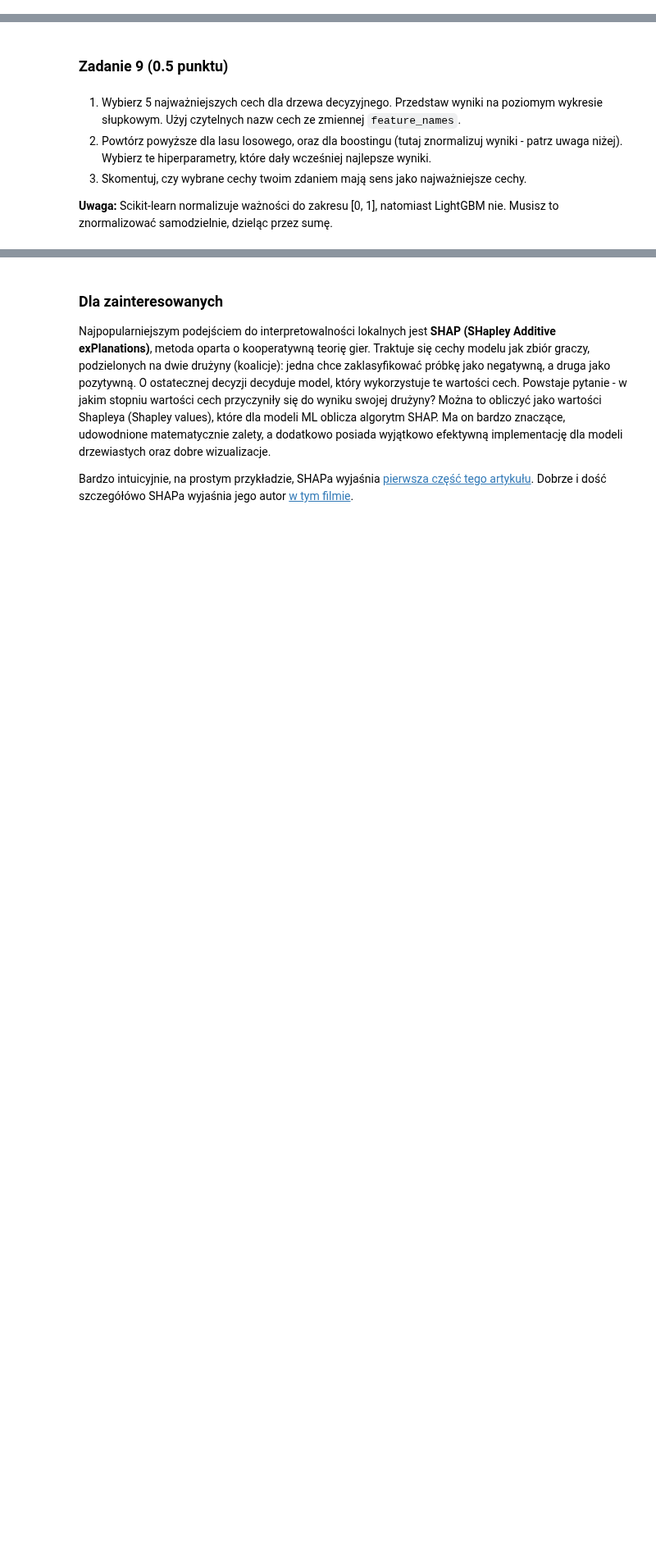
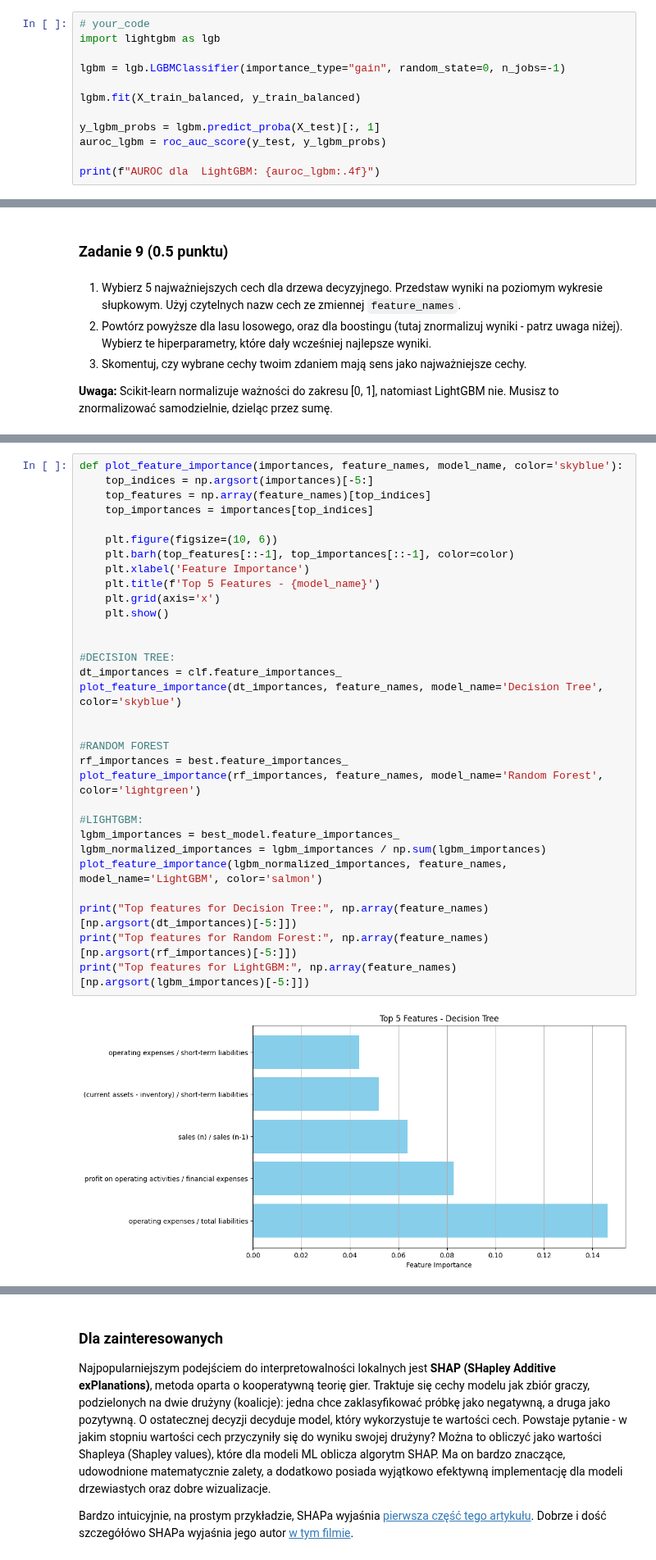
Before and after one commit to apohllo/sztuczna-inteligencja, a Jupyter notebook: lab2/lab_2.ipynb, the cells around one changed output, grey strips where cells are left out. Shown at 82% size. Saved outputs shown, nothing was run; the diff lists cells and outputs as text; blank space fills up the shorter version.

```diff
--- a/lab2/lab_2.ipynb
+++ b/lab2/lab_2.ipynb
@@ -282,0 +479,12 @@ Pamiętaj o `random_state`, `n_jobs` i prawdopodobieństwach dla AUROC.
+# %%
+# your_code
+import lightgbm as lgb
+
+lgbm = lgb.LGBMClassifier(importance_type="gain", random_state=0, n_jobs=-1)
+
+lgbm.fit(X_train_balanced, y_train_balanced)
+
+y_lgbm_probs = lgbm.predict_proba(X_test)[:, 1]
+auroc_lgbm = roc_auc_score(y_test, y_lgbm_probs)
+
+print(f"AUROC dla  LightGBM: {auroc_lgbm:.4f}")
@@ -372,0 +631,33 @@ Ze względu na powyższe, ważności cech normalizuje się często do zakresu [0
+# %%
+def plot_feature_importance(importances, feature_names, model_name, color='skyblue'):
+    top_indices = np.argsort(importances)[-5:]
+    top_features = np.array(feature_names)[top_indices]
+    top_importances = importances[top_indices]
+
+    plt.figure(figsize=(10, 6))
+    plt.barh(top_features[::-1], top_importances[::-1], color=color)
+    plt.xlabel('Feature Importance')
+    plt.title(f'Top 5 Features - {model_name}')
+    plt.grid(axis='x')
+    plt.show()
+
+
+#DECISION TREE:
+dt_importances = clf.feature_importances_
+plot_feature_importance(dt_importances, feature_names, model_name='Decision Tree', color='skyblue')
+
+
+#RANDOM FOREST
+rf_importances = best.feature_importances_
+plot_feature_importance(rf_importances, feature_names, model_name='Random Forest', color='lightgreen')
+
+#LIGHTGBM:
+lgbm_importances = best_model.feature_importances_
+lgbm_normalized_importances = lgbm_importances / np.sum(lgbm_importances)
+plot_feature_importance(lgbm_normalized_importances, feature_names, model_name='LightGBM', color='salmon')
+
+print("Top features for Decision Tree:", np.array(feature_names)[np.argsort(dt_importances)[-5:]])
+print("Top features for Random Forest:", np.array(feature_names)[np.argsort(rf_importances)[-5:]])
+print("Top features for LightGBM:", np.array(feature_names)[np.argsort(lgbm_importances)[-5:]])
+# %% [output]
+[figure, added]
```
Also changed, not shown: parts of 46 cells of this notebook.
